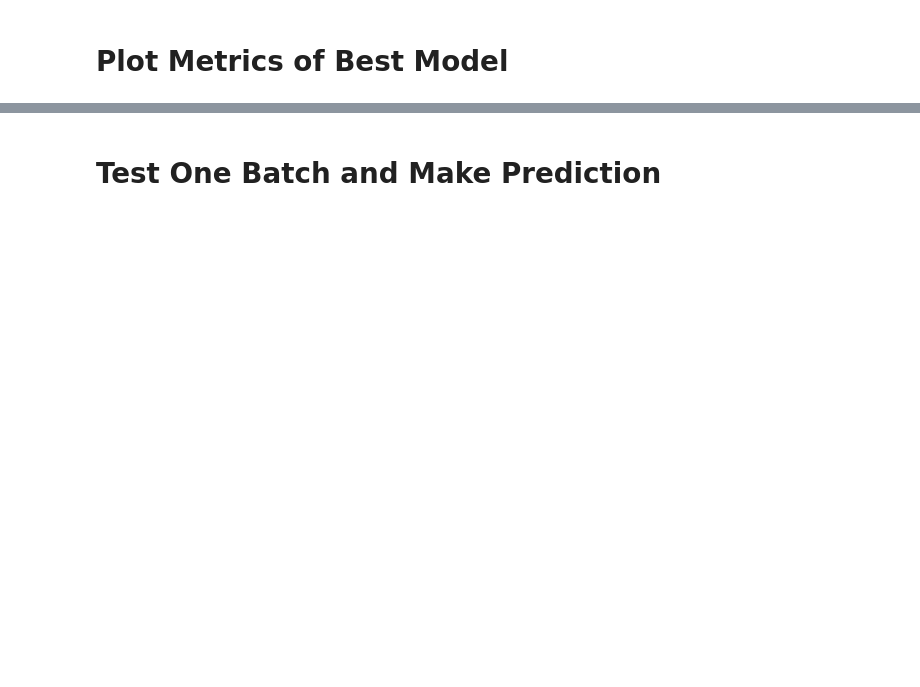
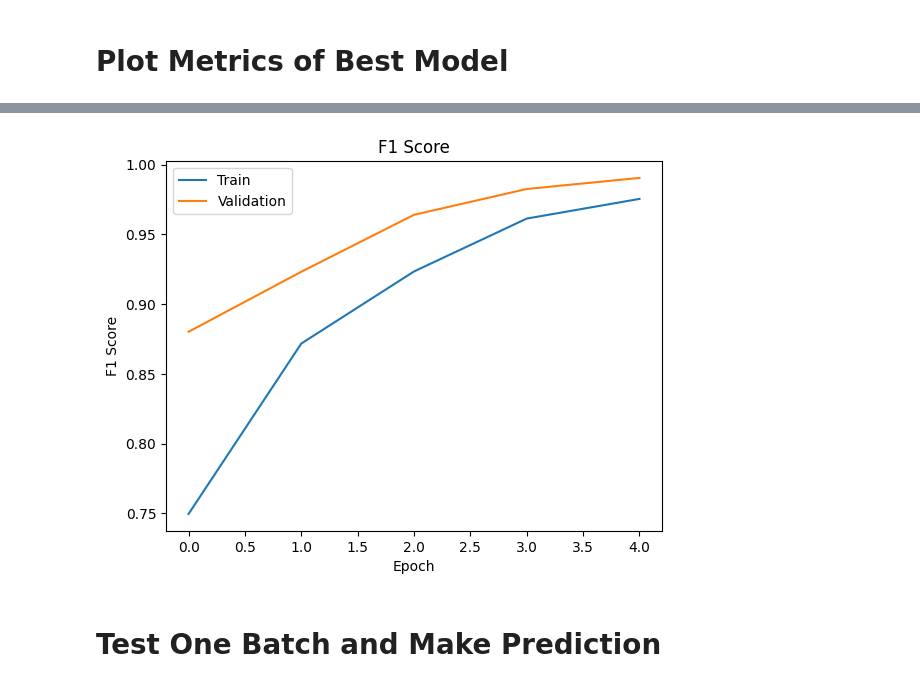
Before and after one commit to jose-reyes808/CECS456, a Jupyter notebook: bad_words_CNN.ipynb, the cells around one changed output, grey strips where cells are left out. Cells and saved outputs as stored; diff of their text form; code cells hidden in the pictures; blank space fills up the shorter version.

```diff
--- a/bad_words_CNN.ipynb
+++ b/bad_words_CNN.ipynb
@@ -190 +190,5 @@ test = data.skip(seventyPercent).take(thirtyPercent)
+# %%
+# split into training and testing partitions
+train = data.take(140) # 70 % goes to train set
+test = data.skip(140).take(60) # 30 % goes to test set
 # %%
@@ -358,3 +439,18 @@ plt.show()
+# %%
+# Calculate F1 score
+f1_train = [2 * (p * r) / (p + r) for p, r in zip(best_model_history.history['precision_8'], best_model_history.history['recall_8'])]
+f1_val = [2 * (p * r) / (p + r) for p, r in zip(best_model_history.history['val_precision_8'], best_model_history.history['val_recall_8'])]
+
+# Plot F1 score
+plt.plot(f1_train)
+plt.plot(f1_val)
+plt.title('F1 Score')
+plt.ylabel('F1 Score')
+plt.xlabel('Epoch')
+plt.legend(['Train', 'Validation'], loc='upper left')
+plt.show()
+# %% [output]
+[figure, added]
 # %% [markdown]
 # Test One Batch and Make Prediction
 # %%
```
Also changed, not shown: parts of 27 cells of this notebook.
